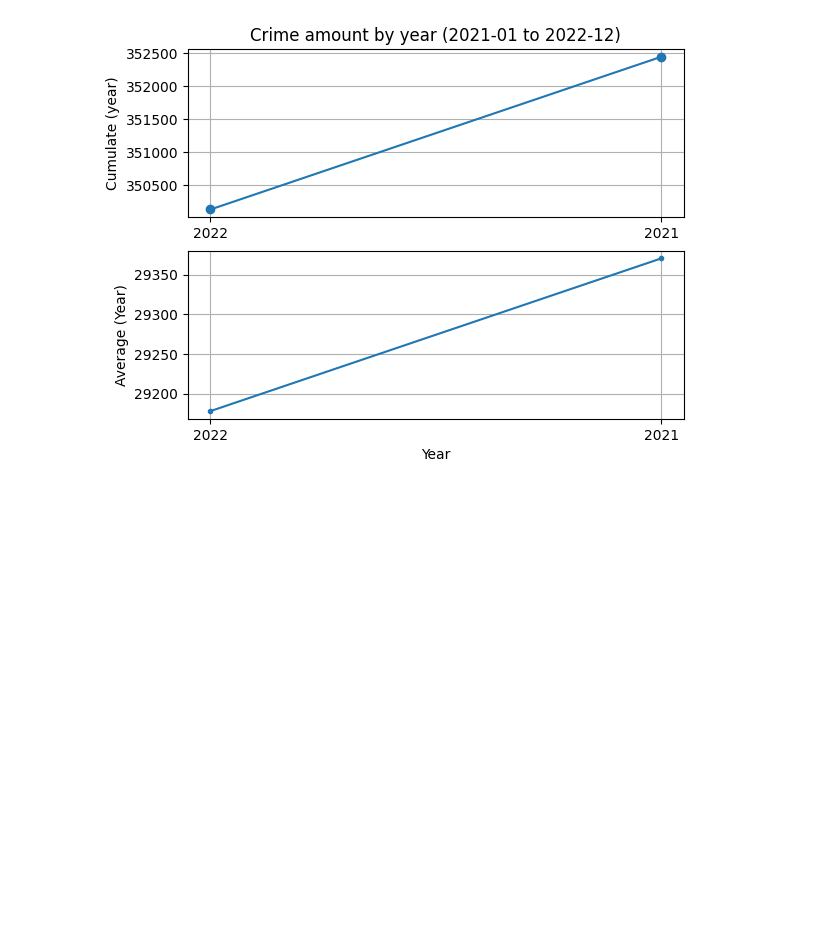
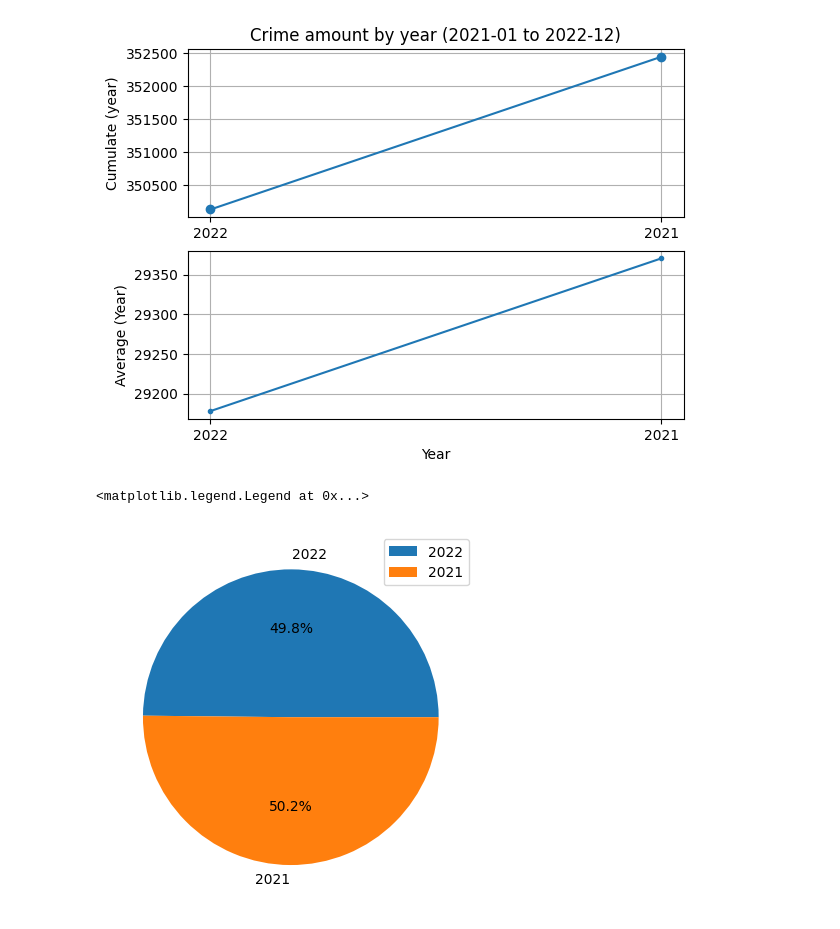
Before and after one commit to Kashem-Ifte/Big-Data-Analytics, a Jupyter notebook: bdanalytics-01.ipynb, the cells around one changed output. Drawn from its saved outputs; the diff is of its cells as text; code cells hidden in the pictures; blank space fills up the shorter version.

```diff
--- a/bdanalytics-01.ipynb
+++ b/bdanalytics-01.ipynb
@@ -385,6 +438,12 @@ plt.savefig("yearlyCrimeAmount.png")
 plt.show()
 # %% [output]
 [figure]
+# %%
+plt.pie(t, labels = y, autopct='%1.1f%%')
+plt.legend()
+# %% [output]
+<matplotlib.legend.Legend at 0x...>
+[figure, added]
 # %%
 sqlContext.sql("select Month, substring(Month, 0, 4) \
 as Year, count(*) as Count from tbl_LDNCrimes group by Month").show()
```
Also changed, not shown: parts of 24 cells of this notebook.
